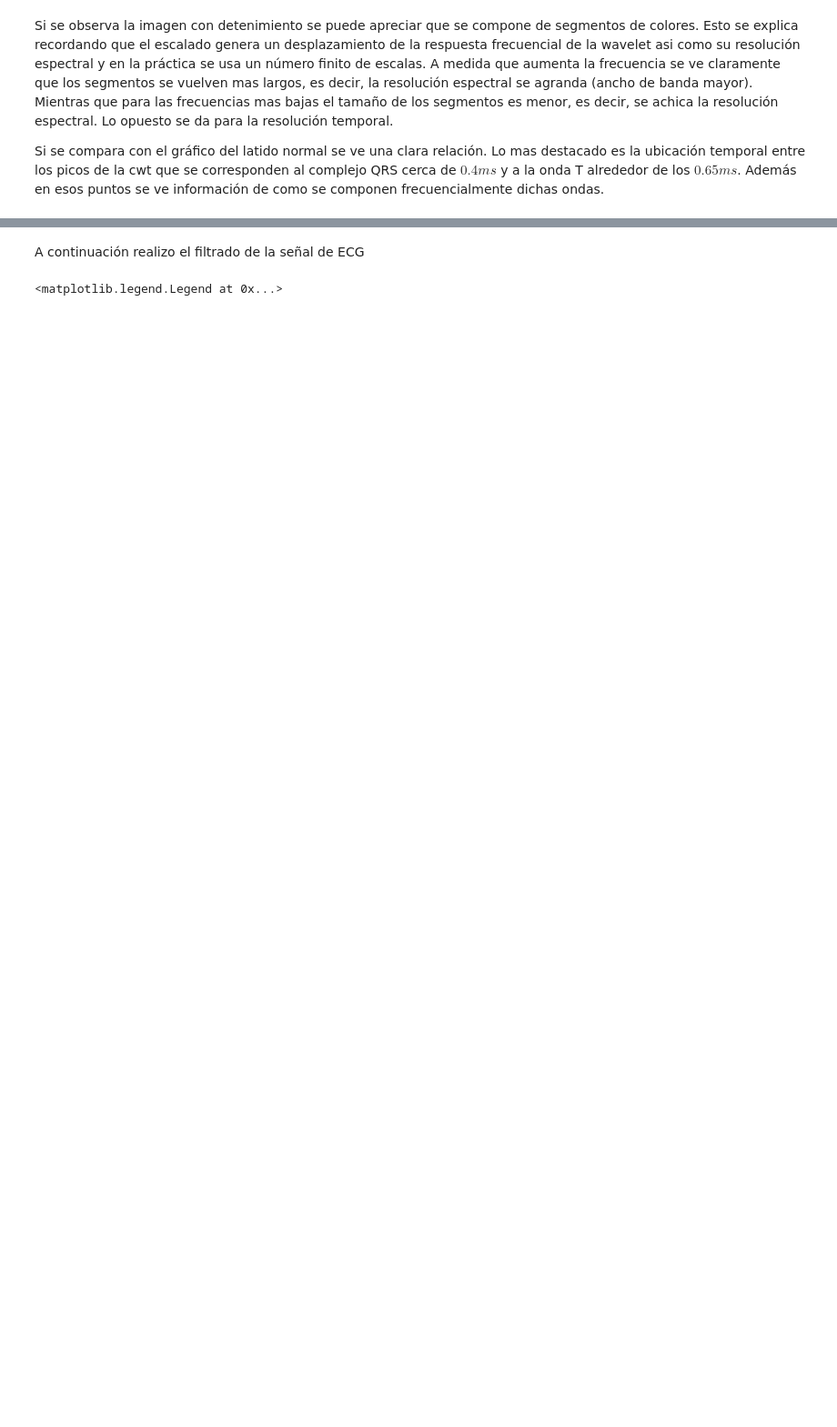
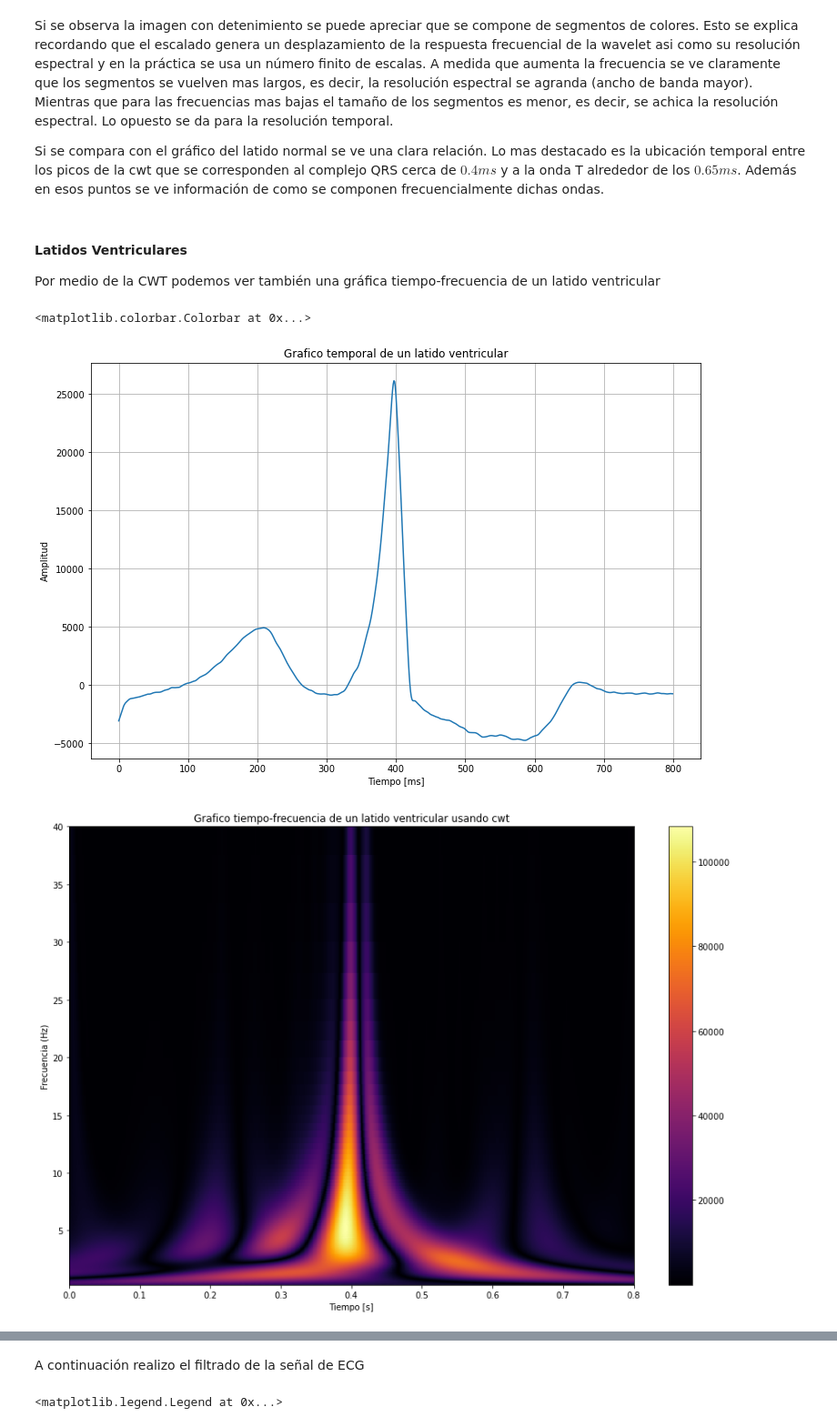
Before and after one commit to Sidorczuk/DSP, a Jupyter notebook: TP-Final.ipynb, the cells around one changed output, grey strips where cells are left out. Shown at 91% size. Saved outputs shown, nothing was run; the diff lists cells and outputs as text; code cells hidden in the pictures; blank space fills up the shorter version.

Commit message:
Agregado de graficos

```diff
--- a/TP-Final.ipynb
+++ b/TP-Final.ipynb
@@ -93,3 +95,31 @@ plt.colorbar()
 Si se observa la imagen con detenimiento se puede apreciar que se compone de segmentos de colores. Esto se explica recordando que el escalado genera un desplazamiento de la respuesta frecuencial de la wavelet asi como su resolución espectral y en la práctica se usa un número finito de escalas. A medida que aumenta la frecuencia se ve claramente que los segmentos se vuelven mas largos, es decir, la resolución espectral se agranda (ancho de banda mayor). Mientras que para las frecuencias mas bajas el tamaño de los segmentos es menor, es decir, se achica la resolución espectral. Lo opuesto se da para la resolución temporal.
 
 Si se compara con el gráfico del latido normal se ve una clara relación. Lo mas destacado es la ubicación temporal entre los picos de la cwt que se corresponden al complejo QRS cerca de $0.4ms$ y a la onda T alrededor de los $0.65ms$. Además en esos puntos se ve información de como se componen frecuencialmente dichas ondas.
+# %% [markdown]
+#### Latidos Ventriculares
+Por medio de la CWT podemos ver también una gráfica tiempo-frecuencia de un latido ventricular
+# %%
+# Tomo un latido ventricular
+lat_pos = 8875
+lat_vent = ecg_one_lead[lat_pos-N2:lat_pos+N2]
+# Grafico temporal del latido
+plt.figure(figsize=(12, 8))
+plt.plot(lat_vent)
+plt.title('Grafico temporal de un latido ventricular')
+plt.ylabel('Amplitud')
+plt.xlabel('Tiempo [ms]')
+plt.grid(True)
+# Grafico tiempo-frecuencia del latido
+widths = np.arange(3, 1000)
+cwtmatr, freqs = pywt.cwt(lat_vent.reshape(N),widths,'gaus2',sampling_period=Ts)
+plt.figure(figsize=(15, 10))
+plt.pcolormesh(t, freqs, abs(cwtmatr), cmap = "inferno")
+plt.title('Grafico tiempo-frecuencia de un latido ventricular usando cwt')
+plt.ylim(top=40)
+plt.ylabel('Frecuencia (Hz)')
+plt.xlabel('Tiempo [s]')
+plt.colorbar()
+# %% [output]
+<matplotlib.colorbar.Colorbar at 0x...>
+[figure, added]
+[figure, added]
```
Also changed, not shown: parts of 19 cells of this notebook.
